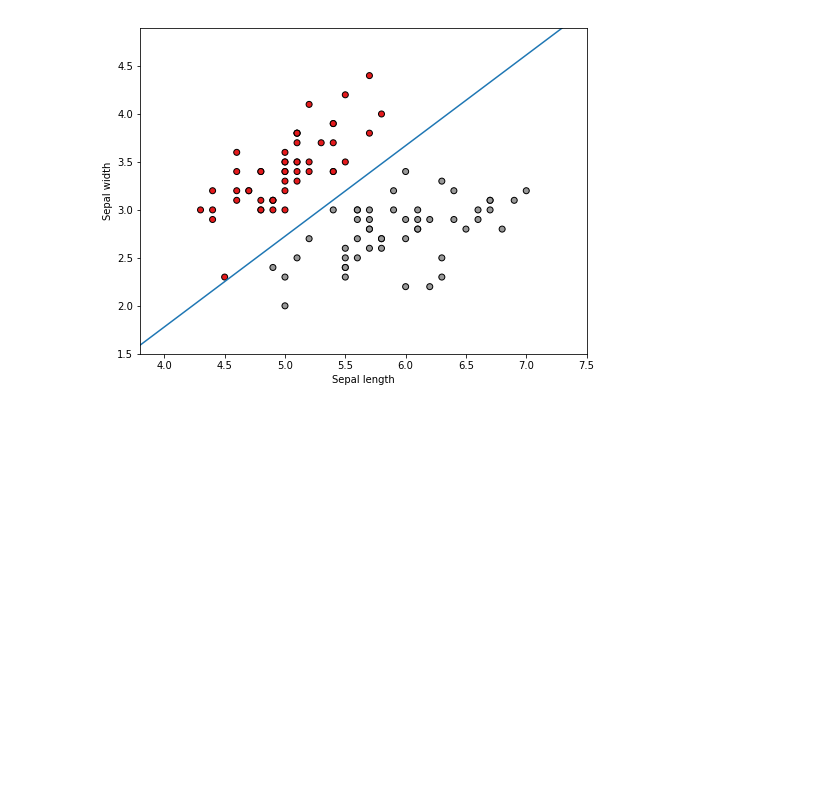
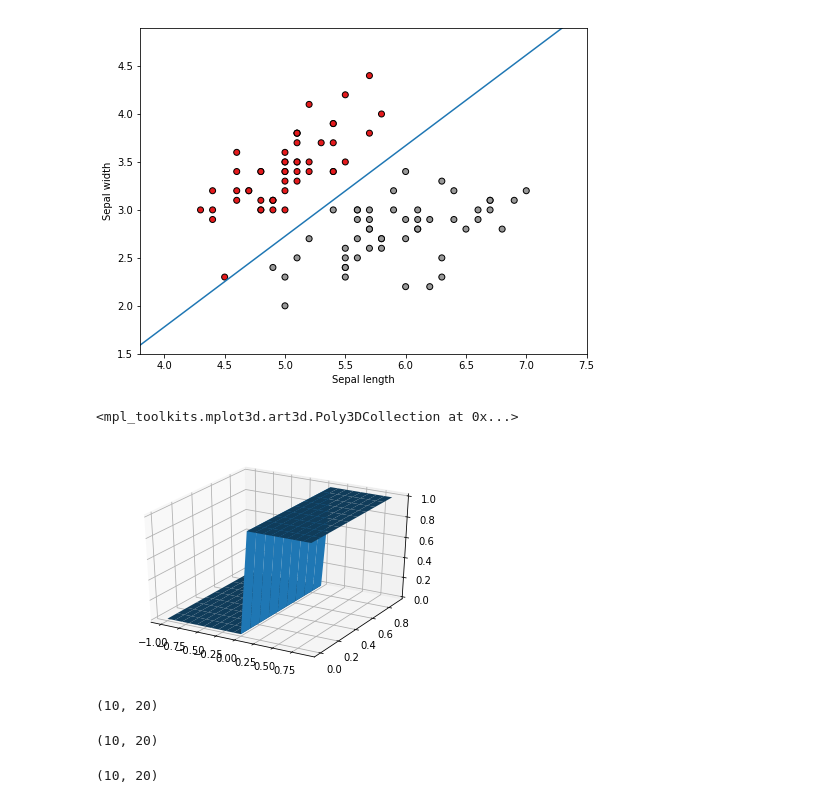
Before and after one commit to resi2311/Nural-Networks, a Jupyter notebook: First Step.ipynb, the cells around one changed output. Drawn from its saved outputs; the diff is of its cells as text; code cells hidden in the pictures; blank space fills up the shorter version.

```diff
--- a/First Step.ipynb
+++ b/First Step.ipynb
@@ -69,0 +76,30 @@ plt.ylim(y_min, y_max)
+# %%
+from mpl_toolkits.mplot3d import Axes3D
+
+
+fig = plt.figure()
+ax = fig.gca(projection='3d')
+
+X_ = np.arange(-1, 1, .1)
+Y_ = np.arange(0, 1, .1)
+Z_ = np.array(list(map(lambda x: 1 if x > 0 else 0, X_)))
+
+X_, Y_ = np.meshgrid(X_, Y_)
+Z_ = np.meshgrid(Z_, Z_)
+
+ax.plot_surface(X_,Y_,Z_[0][:10])
+# %% [output]
+<mpl_toolkits.mplot3d.art3d.Poly3DCollection at 0x...>
+[figure, added]
+# %%
+Z_[0][:10].shape
+# %% [output]
+(10, 20)
+# %%
+X_.shape
+# %% [output]
+(10, 20)
+# %%
+Y_.shape
+# %% [output]
+(10, 20)
```
Also changed, not shown: parts of 3 cells of this notebook.
